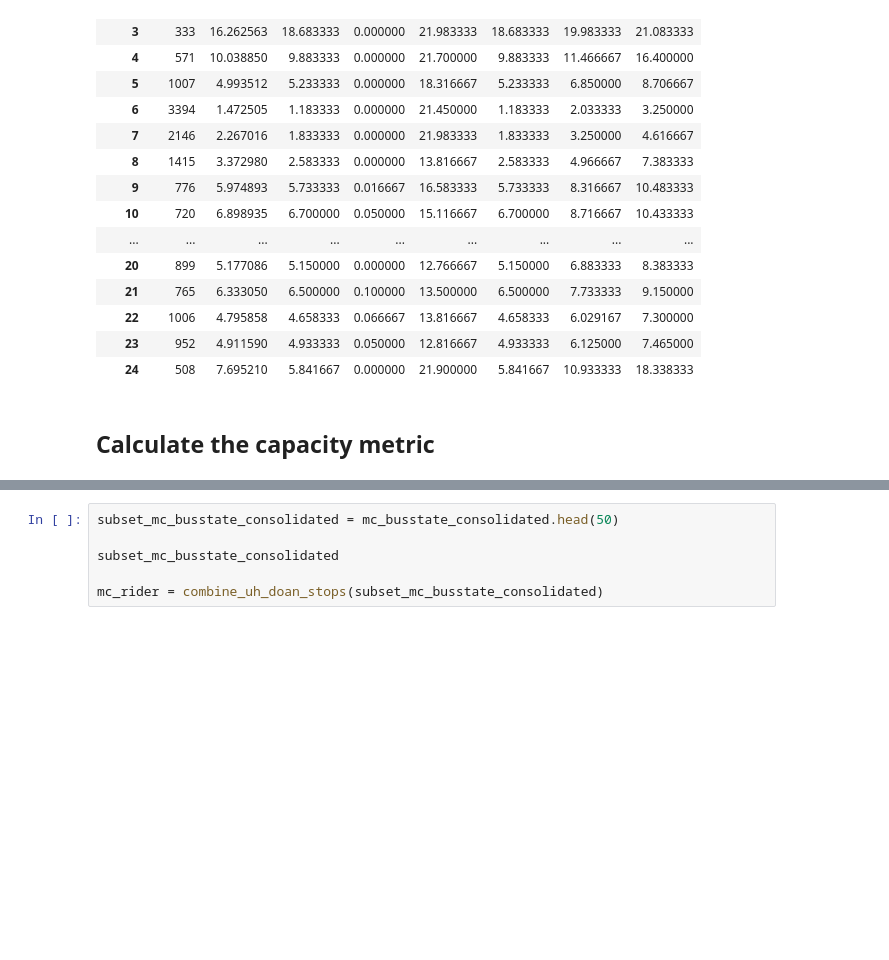
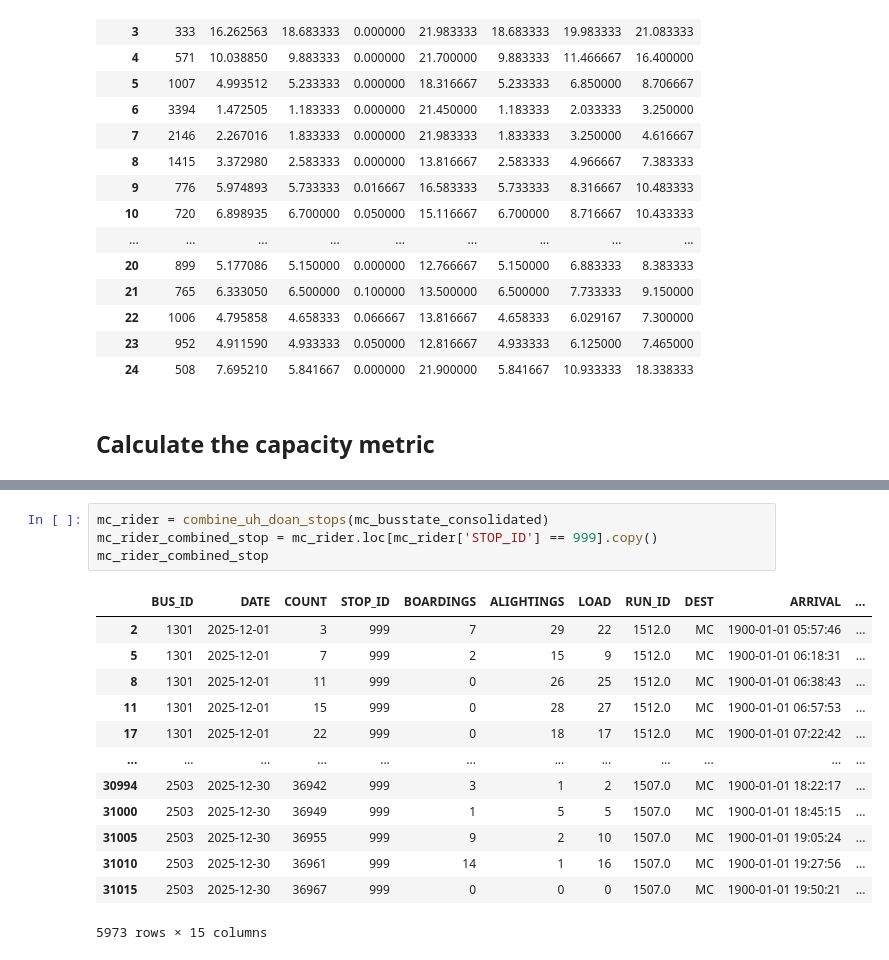
Before and after one commit to morgan1461/WMC-dashboard, a Jupyter notebook: main.ipynb, the cells around one changed output, grey strips where cells are left out. Cells and saved outputs as stored; diff of their text form; blank space fills up the shorter version.

```diff
--- a/main.ipynb
+++ b/main.ipynb
@@ -616,8 +619,20 @@ def combine_uh_doan_stops(df, max_gap_minutes = 5):
 
 #mc_rider = combine_uh_doan_stops(mc_busstate_consolidated)
 # %%
-subset_mc_busstate_consolidated = mc_busstate_consolidated.head(50)
-
-subset_mc_busstate_consolidated
-
-mc_rider = combine_uh_doan_stops(subset_mc_busstate_consolidated)
+mc_rider = combine_uh_doan_stops(mc_busstate_consolidated)
+mc_rider_combined_stop = mc_rider.loc[mc_rider['STOP_ID'] == 999].copy()
+mc_rider_combined_stop
+# %% [output]
+|  | BUS_ID | DATE | COUNT | STOP_ID | BOARDINGS | ALIGHTINGS | LOAD | RUN_ID | DEST | ARRIVAL | ... |
+| 2 | 1301 | 2025-12-01 | 3 | 999 | 7 | 29 | 22 | 1512.0 | MC | 1900-01-01 05:57:46 | ... |
+| 5 | 1301 | 2025-12-01 | 7 | 999 | 2 | 15 | 9 | 1512.0 | MC | 1900-01-01 06:18:31 | ... |
+| 8 | 1301 | 2025-12-01 | 11 | 999 | 0 | 26 | 25 | 1512.0 | MC | 1900-01-01 06:38:43 | ... |
+| 11 | 1301 | 2025-12-01 | 15 | 999 | 0 | 28 | 27 | 1512.0 | MC | 1900-01-01 06:57:53 | ... |
+| 17 | 1301 | 2025-12-01 | 22 | 999 | 0 | 18 | 17 | 1512.0 | MC | 1900-01-01 07:22:42 | ... |
+| ... | ... | ... | ... | ... | ... | ... | ... | ... | ... | ... | ... |
+| 30994 | 2503 | 2025-12-30 | 36942 | 999 | 3 | 1 | 2 | 1507.0 | MC | 1900-01-01 18:22:17 | ... |
+| 31000 | 2503 | 2025-12-30 | 36949 | 999 | 1 | 5 | 5 | 1507.0 | MC | 1900-01-01 18:45:15 | ... |
+| 31005 | 2503 | 2025-12-30 | 36955 | 999 | 9 | 2 | 10 | 1507.0 | MC | 1900-01-01 19:05:24 | ... |
+| 31010 | 2503 | 2025-12-30 | 36961 | 999 | 14 | 1 | 16 | 1507.0 | MC | 1900-01-01 19:27:56 | ... |
+| 31015 | 2503 | 2025-12-30 | 36967 | 999 | 0 | 0 | 0 | 1507.0 | MC | 1900-01-01 19:50:21 | ... |
+5973 rows × 15 columns
```
Also changed, not shown: parts of 6 cells of this notebook.
